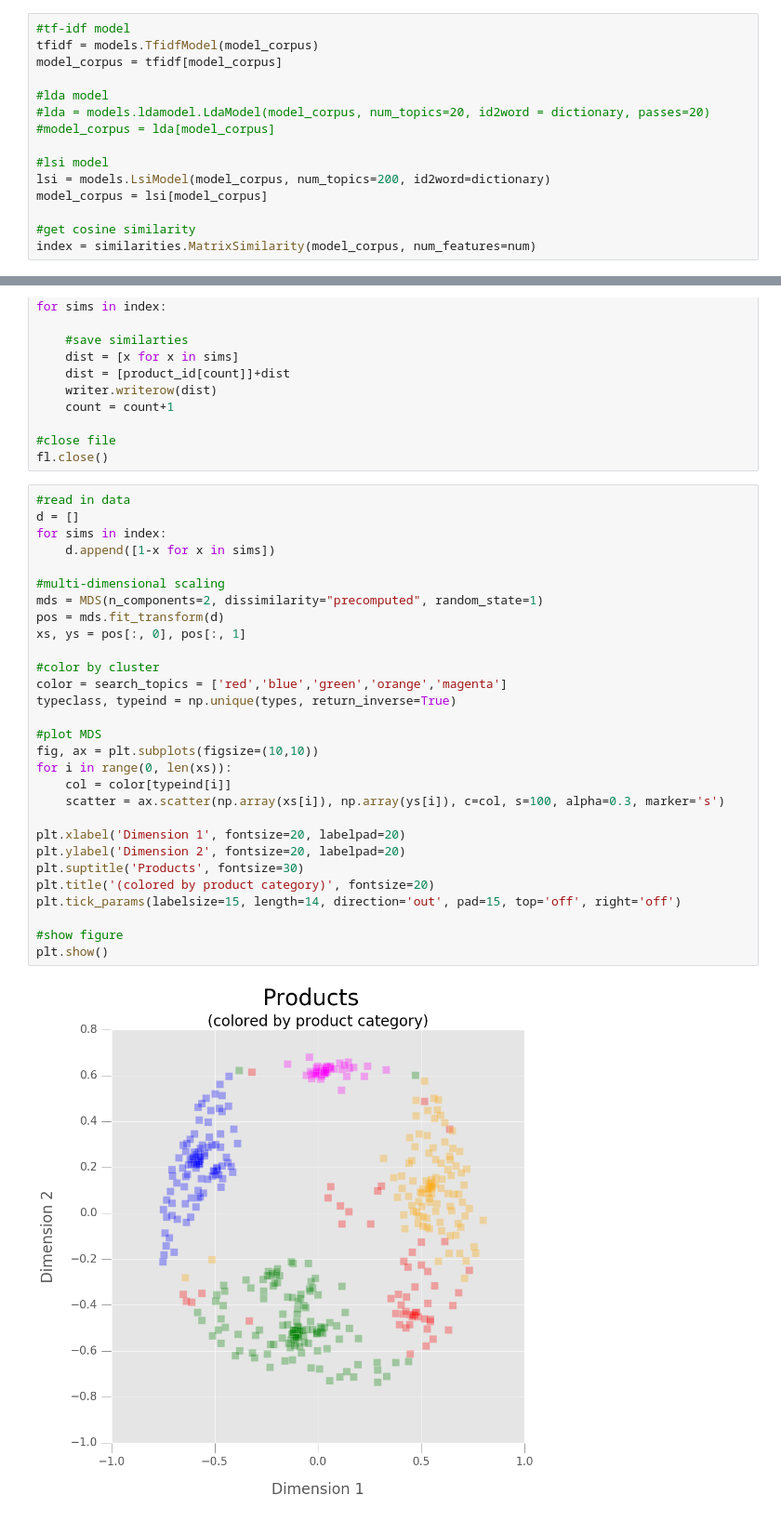
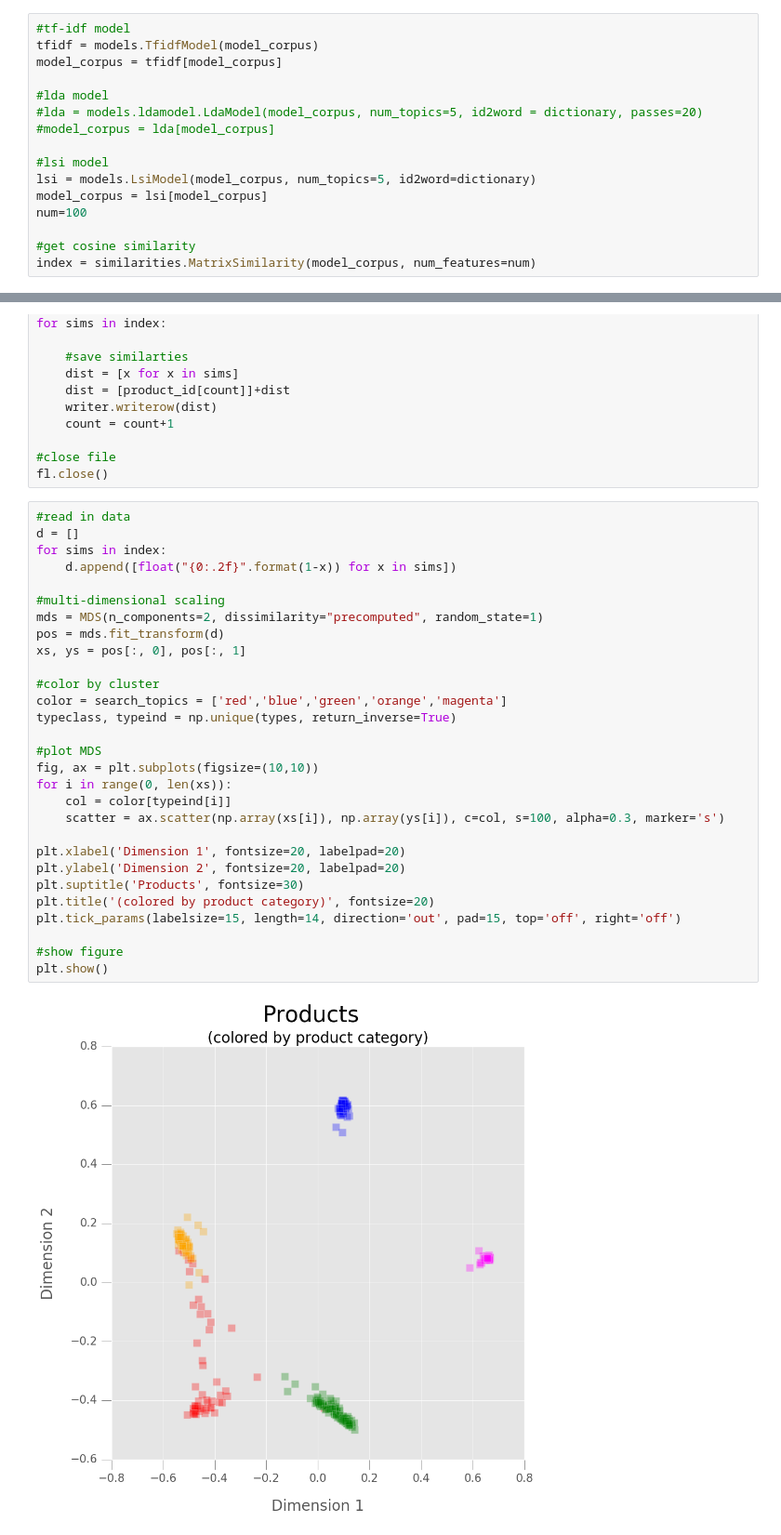
Before and after one commit to cbtolson/MakeUpMatch, a Jupyter notebook: Models/processReviews.ipynb, the cells around one changed output, grey strips where cells are left out. Shown at 93% size. Cells and saved outputs as stored; diff of their text form.

Commit message:
improve models

```diff
--- a/Models/processReviews.ipynb
+++ b/Models/processReviews.ipynb
@@ -93,12 +93,13 @@ tfidf = models.TfidfModel(model_corpus)
 model_corpus = tfidf[model_corpus]
 
 #lda model
-#lda = models.ldamodel.LdaModel(model_corpus, num_topics=20, id2word = dictionary, passes=20)
+#lda = models.ldamodel.LdaModel(model_corpus, num_topics=5, id2word = dictionary, passes=20)
 #model_corpus = lda[model_corpus]
 
 #lsi model
-lsi = models.LsiModel(model_corpus, num_topics=200, id2word=dictionary)
+lsi = models.LsiModel(model_corpus, num_topics=5, id2word=dictionary)
 model_corpus = lsi[model_corpus]
+num=100
 
 #get cosine similarity
 index = similarities.MatrixSimilarity(model_corpus, num_features=num)
@@ -123,31 +124,31 @@ fl.close()
 # %%
 #read in data
 d = []
 for sims in index:
-    d.append([1-x for x in sims])
+    d.append([float("{0:.2f}".format(1-x)) for x in sims])
 
 #multi-dimensional scaling
 mds = MDS(n_components=2, dissimilarity="precomputed", random_state=1)
 pos = mds.fit_transform(d)
 xs, ys = pos[:, 0], pos[:, 1]
 
 #color by cluster
 color = search_topics = ['red','blue','green','orange','magenta']
 typeclass, typeind = np.unique(types, return_inverse=True)
 
 #plot MDS
 fig, ax = plt.subplots(figsize=(10,10))
 for i in range(0, len(xs)):
     col = color[typeind[i]]
     scatter = ax.scatter(np.array(xs[i]), np.array(ys[i]), c=col, s=100, alpha=0.3, marker='s')
 
 plt.xlabel('Dimension 1', fontsize=20, labelpad=20)
 plt.ylabel('Dimension 2', fontsize=20, labelpad=20)
 plt.suptitle('Products', fontsize=30)
 plt.title('(colored by product category)', fontsize=20)
 plt.tick_params(labelsize=15, length=14, direction='out', pad=15, top='off', right='off')
 
 #show figure
 plt.show()
 # %% [output]
-[figure, old version]
+[figure, new version]
```
Also changed, not shown: parts of 1 cell of this notebook, 4 other files.
